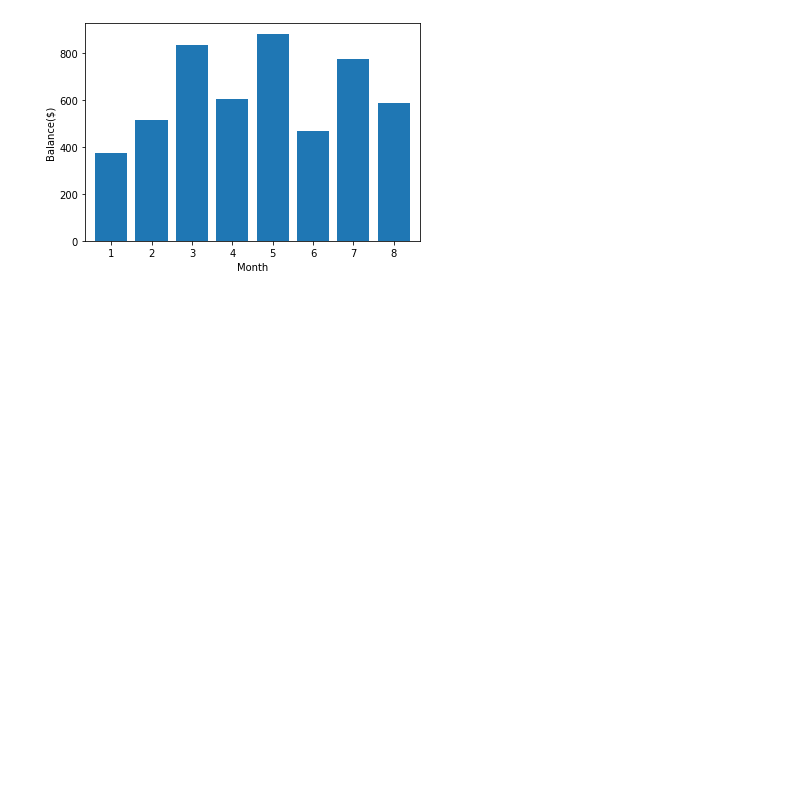
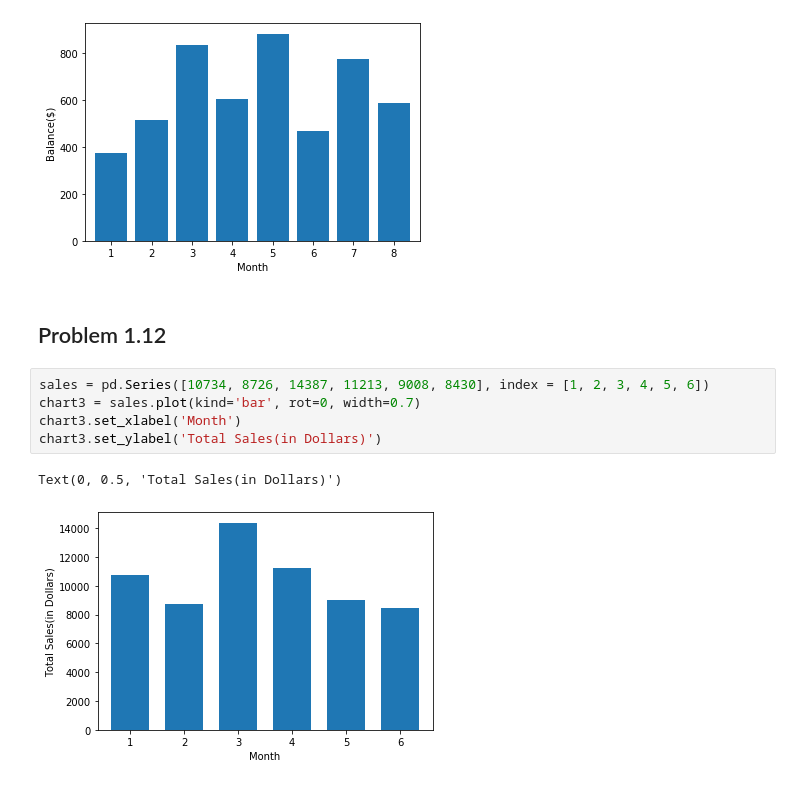
Before and after one commit to paulaonea/python-humongous-book-of-statistics, a Jupyter notebook: Chapter 1 - Displaying Descriptive Statistics.ipynb, the cells around one changed output. Cells and saved outputs as stored; diff of their text form; blank space fills up the shorter version.

Commit message:
Problem 1.12

```diff
--- a/Chapter 1 - Displaying Descriptive Statistics.ipynb
+++ b/Chapter 1 - Displaying Descriptive Statistics.ipynb
@@ -178,3 +178,13 @@ chart2.set_ylabel('Balance($)')
 # %% [output]
 Text(0, 0.5, 'Balance($)')
 [figure]
+# %% [markdown]
+## Problem 1.12
+# %%
+sales = pd.Series([10734, 8726, 14387, 11213, 9008, 8430], index = [1, 2, 3, 4, 5, 6])
+chart3 = sales.plot(kind='bar', rot=0, width=0.7)
+chart3.set_xlabel('Month')
+chart3.set_ylabel('Total Sales(in Dollars)')
+# %% [output]
+Text(0, 0.5, 'Total Sales(in Dollars)')
+[figure, added]
```
